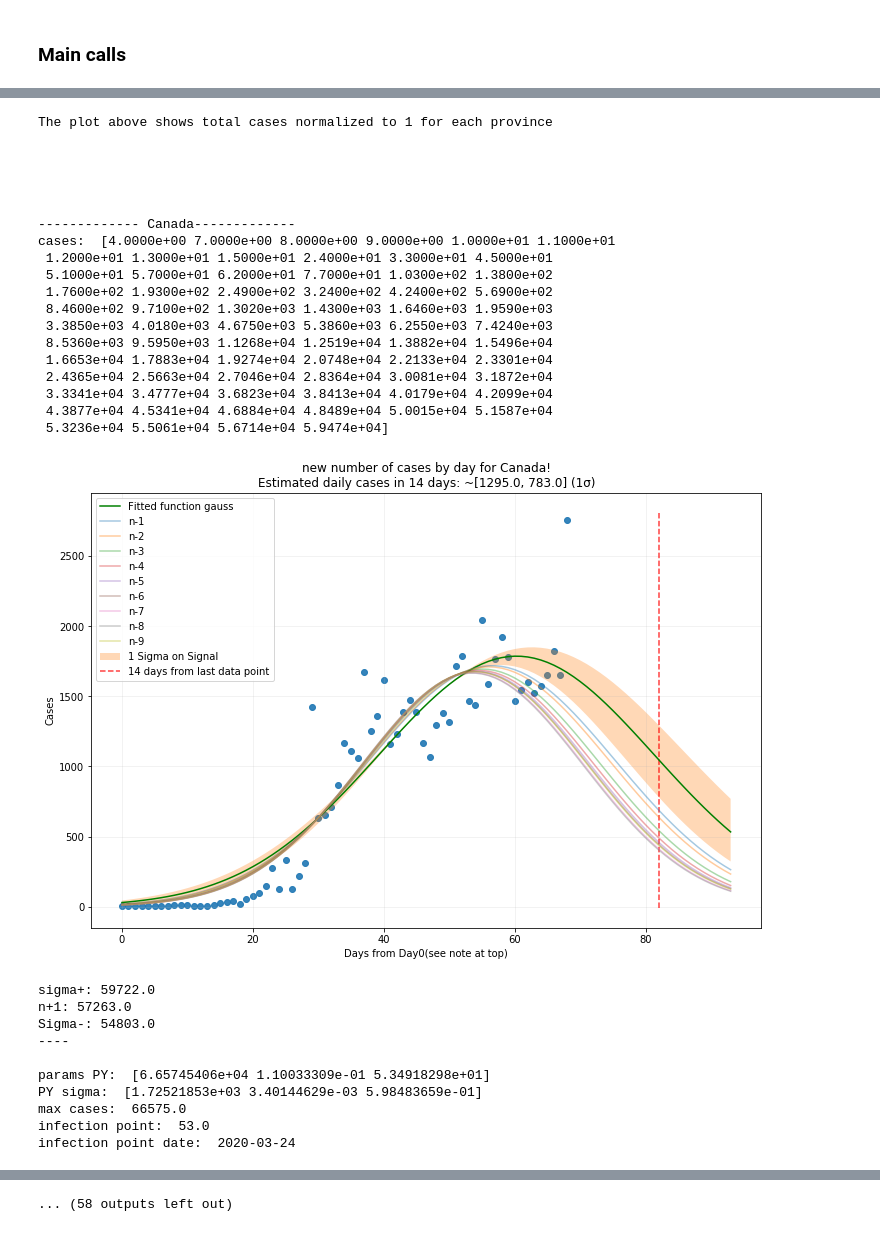
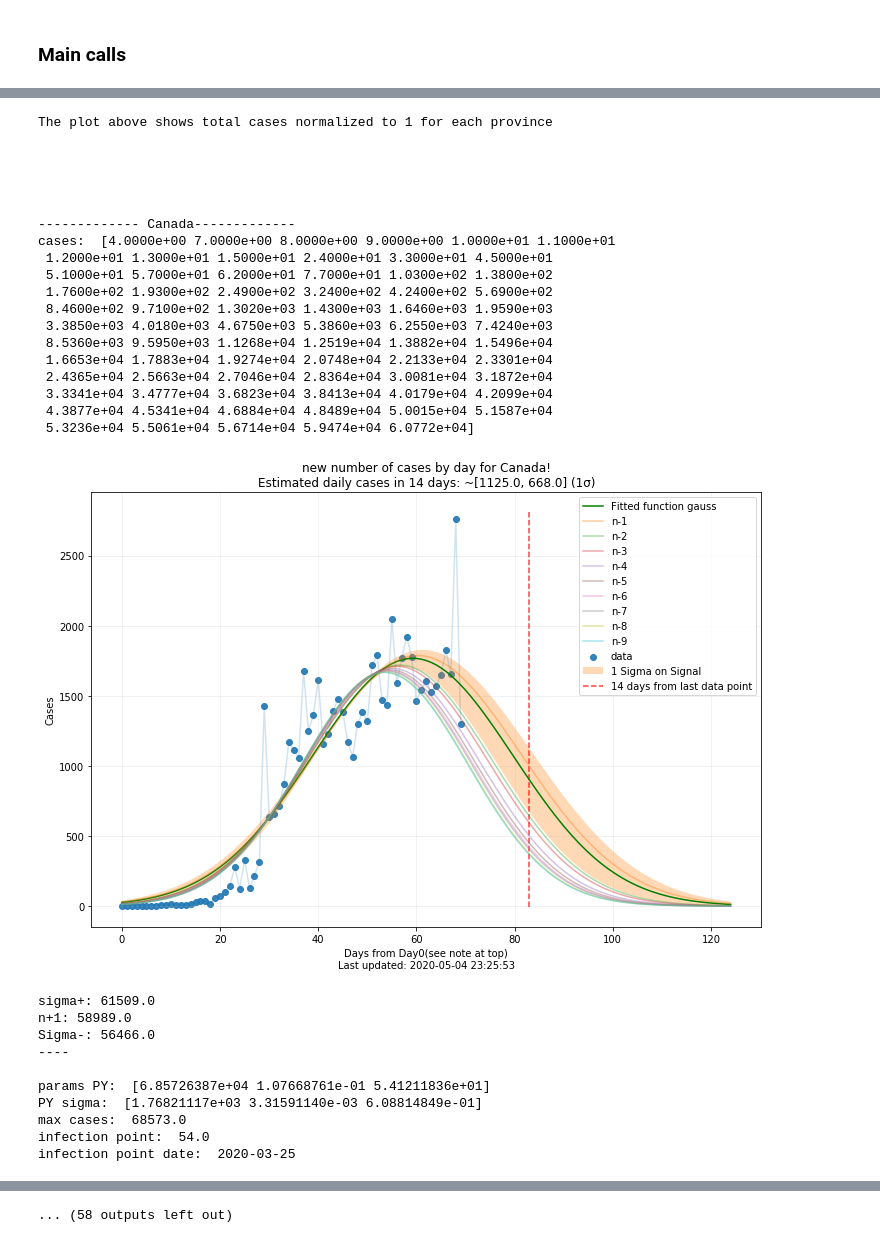
Before and after one commit to WaqarSM/DATAthon-covid19, a Jupyter notebook: CovidInCanadaAnalysis.ipynb, the cells around one changed output, grey strips where cells are left out. Saved outputs shown, nothing was run; the diff lists cells and outputs as text; code cells hidden in the pictures.

```diff
--- a/CovidInCanadaAnalysis.ipynb
+++ b/CovidInCanadaAnalysis.ipynb
@@ -127,7 +127,7 @@ def MakeMePrediction(where,maxfev):
 
 
     #-------------------GAUSSIAN
-    porjected_days=25
+    porjected_days=55
 
     delta_cases=np.diff(y_data)[:]
     delta_dates=np.arange(0,len(delta_cases)).astype(float)
@@ -158,9 +158,10 @@ def MakeMePrediction(where,maxfev):
     plt.figure(figsize=(12, 8))
     plt.title("new number of cases by day for "+where+"!\n"+"Estimated daily cases in 14 days: ~["+
               str(cases_in_14_days_higher)+", "+str(cases_in_14_days_lower)+"] (1σ)")
-    plt.xlabel("Days from Day0(see note at top)")
+    plt.xlabel("Days from Day0(see note at top)\n"+last_updated)
     plt.ylabel("Cases")
-    plt.scatter(delta_dates, delta_cases, alpha=0.9)
+    plt.scatter(delta_dates, delta_cases, label='data',alpha=0.9)
+    plt.plot(delta_dates, delta_cases, alpha=0.2)
     plt.plot(x_pred_delta, Gauss(x_pred_delta, popt[0], popt[1], popt[2]),
                  label='Fitted function gauss', color='green')
     plt.plot(x_pred_delta, Gauss(x_pred_delta, popt1[0], popt1[1], popt1[2]), alpha=0.4,
@@ -192,8 +193,8 @@ def MakeMePrediction(where,maxfev):
 
     #-------------------MODEL!!!
     plt.figure(figsize=(12, 8))
-    plt.xlabel("Days from Day0(see note at top)")
-    plt.ylabel("Cases")
+    plt.xlabel("Days from Day0(see note at top)\n"+last_updated)
+    plt.ylabel("Cases\n")
     plt.scatter(x_data, y_data, label='Data')
     plt.scatter(death_dates, deaths, label='Deaths', color='red',edgecolors='red', alpha=0.4)
     plt.plot(np.arange(len(deaths_10prec_proj)).astype(float), deaths_10prec_proj, label='10% Deaths projection', color='red', alpha=0.4)
@@ -263,8 +264,8 @@ def MakeMePrediction(where,maxfev):
     popt_line_t_L7, pcov_line_t_L7 = curve_fit(Linefunc, tested_dates[valid][-8:-1], totaltested[valid][-8:-1], p0=[ 1000, 10],maxfev=9000)
 
     plt.figure(figsize=(12,8))
-    plt.xlabel("Days from Day0(see note at top)")
-    plt.ylabel("Tests")
+    plt.xlabel("Days from Day0(see note at top)\n"+last_updated)
+    plt.ylabel("Tests\n")
     plt.title("Total test to day in "+dataName+"!\n"+"Rate: "+str(round(popt_line_t[0]))+" tests/day (cumulative)\n"
              +"Rate: "+str(round(popt_line_t_L7[0]))+" tests/day (last 7 days)\n"+
              "Precent of positive cases pre test:"+ str(round ((y_data[-1]/totaltested[-1])*100,3)) +"%" )
@@ -280,8 +281,8 @@ def MakeMePrediction(where,maxfev):
     popt_line_L7, pcov_line_L7 = curve_fit(Linefunc, d_tested_dates[valid][-8:-1], delta_testes[valid][-8:-1], p0=[ 1000, 10],maxfev=9000)
 
     plt.figure(figsize=(12, 8))
-    plt.xlabel("Days from Day0(see note at top)")
-    plt.ylabel("Tests")
+    plt.xlabel("Days from Day0(see note at top)\n"+last_updated)
+    plt.ylabel("Tests\n")
     plt.title("Tests by day for "+dataName+"!\n"+"Rate: "+str(round(popt_line[0]))+" additional tests/day (cumulative)\n"
              +"Rate: "+str(round(popt_line_L7[0]))+" tests/day (last 7 days)\n"+
              "Precent of positive cases pre test:"+ str(round ((y_data[-1]/totaltested[-1])*100,3)) +"%" )
@@ -305,9 +306,11 @@ def TheCruve(AllofCanada,AllofCanadaAbv,maxfev):
 
     plt.figure(figsize=(12, 8))
     plt.title("Daily cases by province\n AKA \"The Curve\"")
-    plt.xlabel("Day from Day 0 of each data set (see note to the top)")
+    plt.xlabel("Day from Day 0 of each data set (see note to the top)\n"+
+              "Last updated: "+datetime.now().strftime("%Y-%m-%d %H:%M:%S"))
     plt.ylabel("Cases")
     porjected_days=55
+
 
     for i,where in enumerate(AllofCanada):
         ont=CanadaData(data,where)
@@ -338,7 +341,7 @@ def TheCruve(AllofCanada,AllofCanadaAbv,maxfev):
 
     plt.figure(figsize=(12, 8))
     plt.title("Normalized Daily cases by province\n AKA \"The Curve\"")
-    plt.xlabel("Day from Day 0 of each data set (see note to the top)")
+    plt.xlabel("Day from Day 0 of each data set (see note to the top)\n"+last_updated)
     plt.ylabel("Normalized Cases")
 
     for i,where in enumerate(AllofCanada):
@@ -370,6 +373,8 @@ def TheCruve(AllofCanada,AllofCanadaAbv,maxfev):
 # %%
 %matplotlib inline
 # %time
+global last_updated
+last_updated="Last updated: "+datetime.now().strftime("%Y-%m-%d %H:%M:%S")
 print ("Last updated: "+datetime.now().strftime("%Y-%m-%d %H:%M:%S"))
 
 
@@ -404,12 +409,12 @@ print(note)
 AllofCanada=["Canada","Alberta","British Columbia", "Manitoba", "New Brunswick",
               "Newfoundland and Labrador", "Nova Scotia", "Ontario", "Prince Edward Island", "Quebec", "Saskatchewan"]
 AllofCanadaAbv=["Canada","AB","BC", "MN", "NB",
-              "NL", "NS", "ON", "PEI", "QC", "SW"]
+              "NL", "NS", "ON", "PEI", "QC", "SK"]
 
 AllofCanadaNoAB=["Canada","British Columbia", "Manitoba", "New Brunswick",
               "Newfoundland and Labrador", "Nova Scotia", "Ontario", "Prince Edward Island", "Quebec", "Saskatchewan"]
 AllofCanadaAbvNoAB=["Canada","BC", "MN", "NB",
-              "NL", "NS", "ON", "PEI", "QC", "SW"]
+              "NL", "NS", "ON", "PEI", "QC", "SK"]
 
 TheCruve(AllofCanada,AllofCanadaAbv,519000)
 
@@ -441,30 +446,30 @@ Last updated: 2020-05-03 21:16:17
 The plot above shows total cases normalized to 1 for each province
 
 
 
 
 
 ------------- Canada-------------
 cases:  [4.0000e+00 7.0000e+00 8.0000e+00 9.0000e+00 1.0000e+01 1.1000e+01
  1.2000e+01 1.3000e+01 1.5000e+01 2.4000e+01 3.3000e+01 4.5000e+01
  5.1000e+01 5.7000e+01 6.2000e+01 7.7000e+01 1.0300e+02 1.3800e+02
  1.7600e+02 1.9300e+02 2.4900e+02 3.2400e+02 4.2400e+02 5.6900e+02
  8.4600e+02 9.7100e+02 1.3020e+03 1.4300e+03 1.6460e+03 1.9590e+03
  3.3850e+03 4.0180e+03 4.6750e+03 5.3860e+03 6.2550e+03 7.4240e+03
  8.5360e+03 9.5950e+03 1.1268e+04 1.2519e+04 1.3882e+04 1.5496e+04
  1.6653e+04 1.7883e+04 1.9274e+04 2.0748e+04 2.2133e+04 2.3301e+04
  2.4365e+04 2.5663e+04 2.7046e+04 2.8364e+04 3.0081e+04 3.1872e+04
  3.3341e+04 3.4777e+04 3.6823e+04 3.8413e+04 4.0179e+04 4.2099e+04
  4.3877e+04 4.5341e+04 4.6884e+04 4.8489e+04 5.0015e+04 5.1587e+04
- 5.3236e+04 5.5061e+04 5.6714e+04 5.9474e+04]
+ 5.3236e+04 5.5061e+04 5.6714e+04 5.9474e+04 6.0772e+04]
-[figure, old version]
+[figure, new version]
-sigma+: 59722.0
-n+1: 57263.0
-Sigma-: 54803.0
+sigma+: 61509.0
+n+1: 58989.0
+Sigma-: 56466.0
 ----
 
-params PY:  [6.65745406e+04 1.10033309e-01 5.34918298e+01]
-PY sigma:  [1.72521853e+03 3.40144629e-03 5.98483659e-01]
-max cases:  66575.0
-infection point:  53.0
-infection point date:  2020-03-24
+params PY:  [6.85726387e+04 1.07668761e-01 5.41211836e+01]
+PY sigma:  [1.76821117e+03 3.31591140e-03 6.08814849e-01]
+max cases:  68573.0
+infection point:  54.0
+infection point date:  2020-03-25
```
Also changed, not shown: parts of 1 cell of this notebook, 2 other files.
